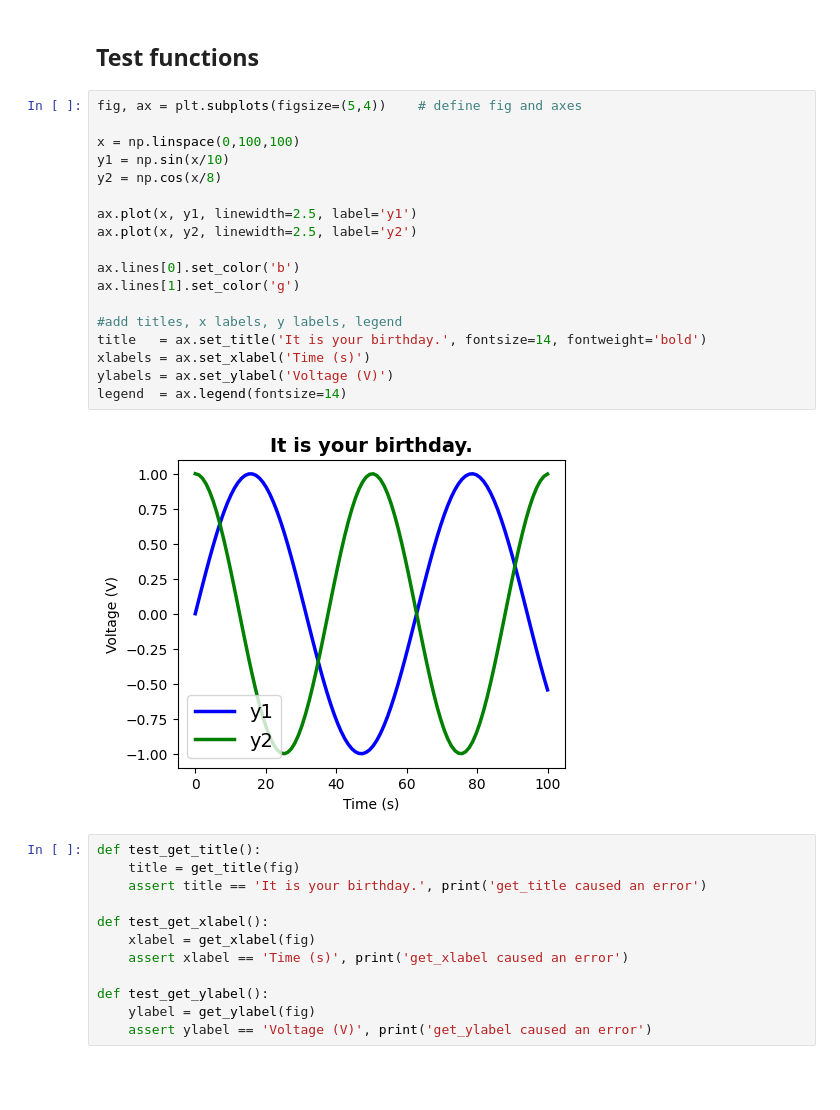
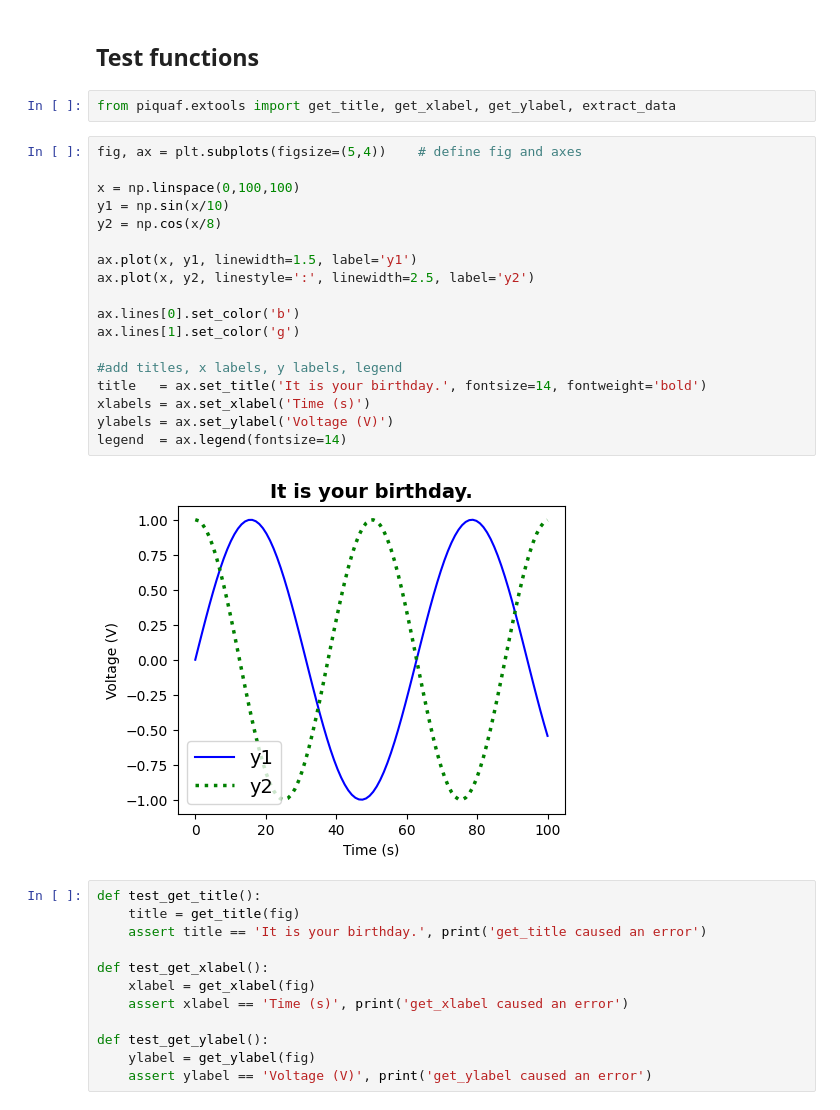
Before and after one commit to acoustic-cib/piquaf, a Jupyter notebook: Notebook_piquaf.ipynb, the cells around one changed output. Drawn from its saved outputs; the diff is of its cells as text; blank space fills up the shorter version.

```diff
--- a/Notebook_piquaf.ipynb
+++ b/Notebook_piquaf.ipynb
@@ -119,25 +39,27 @@ plt.plot(x,y)
 # %% [markdown]
 ## Test functions
+# %%
+from piquaf.extools import get_title, get_xlabel, get_ylabel, extract_data
 # %%
 fig, ax = plt.subplots(figsize=(5,4))    # define fig and axes
 
 x = np.linspace(0,100,100)
 y1 = np.sin(x/10)
 y2 = np.cos(x/8)
 
-ax.plot(x, y1, linewidth=2.5, label='y1')
-ax.plot(x, y2, linewidth=2.5, label='y2')
+ax.plot(x, y1, linewidth=1.5, label='y1')
+ax.plot(x, y2, linestyle=':', linewidth=2.5, label='y2')
 
 ax.lines[0].set_color('b')
 ax.lines[1].set_color('g')
 
 #add titles, x labels, y labels, legend
 title   = ax.set_title('It is your birthday.', fontsize=14, fontweight='bold')
 xlabels = ax.set_xlabel('Time (s)')
 ylabels = ax.set_ylabel('Voltage (V)')
 legend  = ax.legend(fontsize=14)
 # %% [output]
-[figure, old version]
+[figure, new version]
 # %%
 def test_get_title():
     title = get_title(fig)
```
Also changed, not shown: parts of 7 cells of this notebook, 3 other files.
